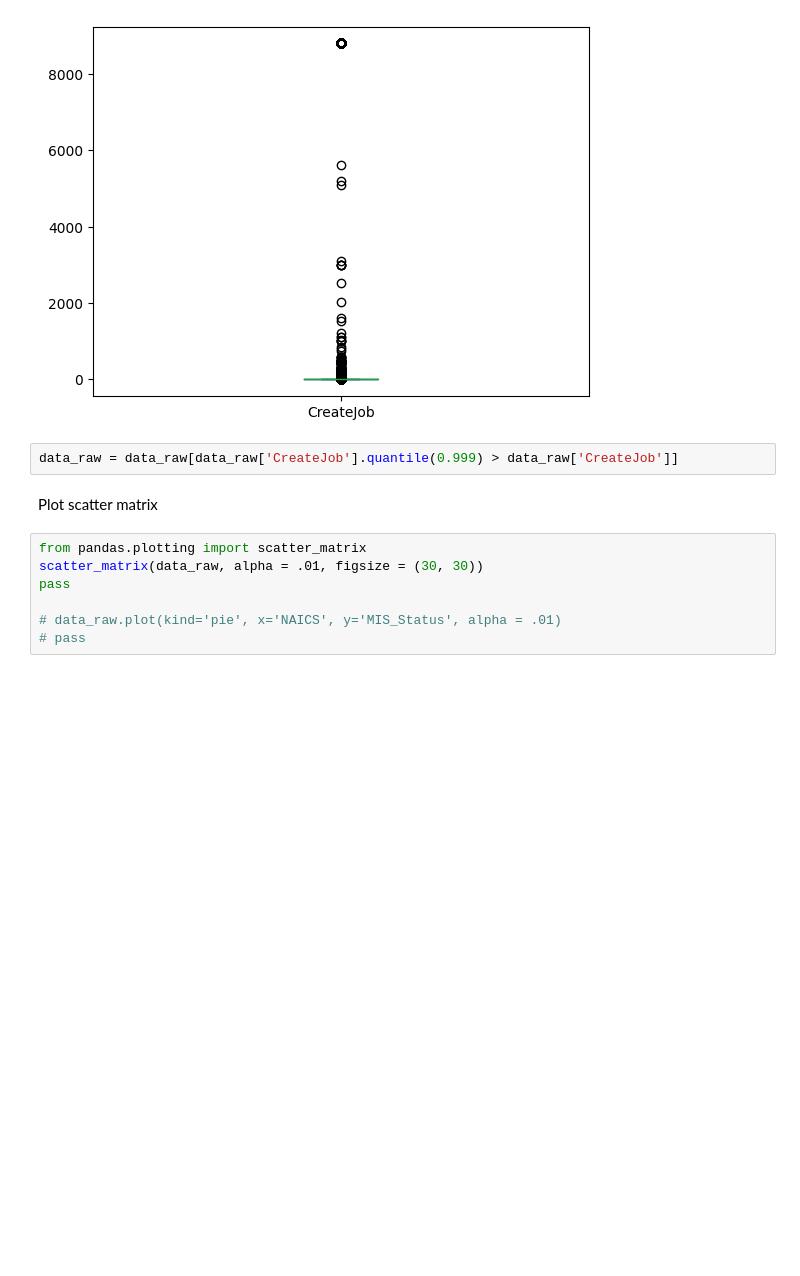
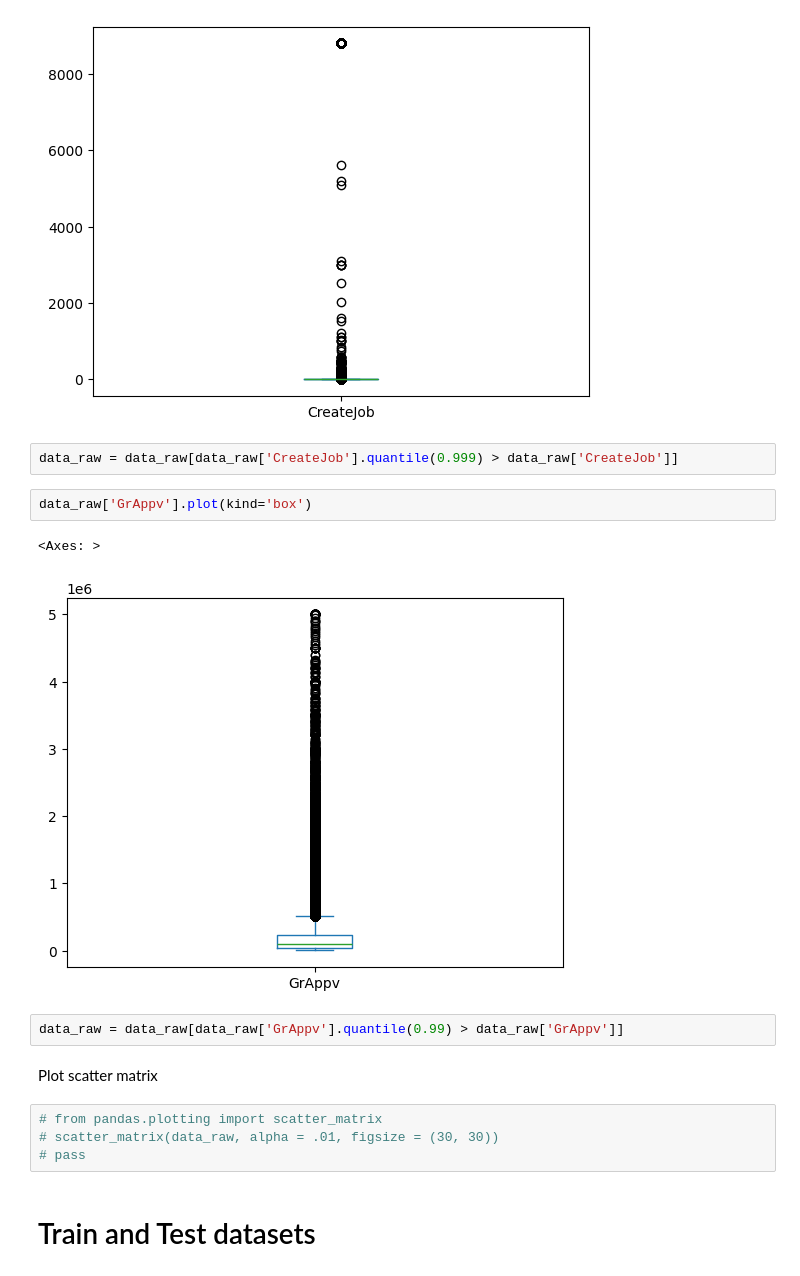
Before and after one commit to RomanMitin/MachineLearningCourse, a Jupyter notebook: Predict_loan_chargeoff.ipynb, the cells around one changed output. Saved outputs shown, nothing was run; the diff lists cells and outputs as text; blank space fills up the shorter version.

```diff
--- a/Predict_loan_chargeoff.ipynb
+++ b/Predict_loan_chargeoff.ipynb
@@ -214,12 +194,18 @@ pass
 [figure]
 # %%
 data_raw = data_raw[data_raw['CreateJob'].quantile(0.999) > data_raw['CreateJob']]
+# %%
+data_raw['GrAppv'].plot(kind='box')
+# %% [output]
+<Axes: >
+[figure, added]
+# %%
+data_raw = data_raw[data_raw['GrAppv'].quantile(0.99) > data_raw['GrAppv']]
 # %% [markdown]
 Plot scatter matrix
 # %%
-from pandas.plotting import scatter_matrix
-scatter_matrix(data_raw, alpha = .01, figsize = (30, 30))
-pass
-
-# data_raw.plot(kind='pie', x='NAICS', y='MIS_Status', alpha = .01)
+# from pandas.plotting import scatter_matrix
+# scatter_matrix(data_raw, alpha = .01, figsize = (30, 30))
 # pass
+# %% [markdown]
+# Train and Test datasets
```
Also changed, not shown: parts of 10 cells of this notebook.
